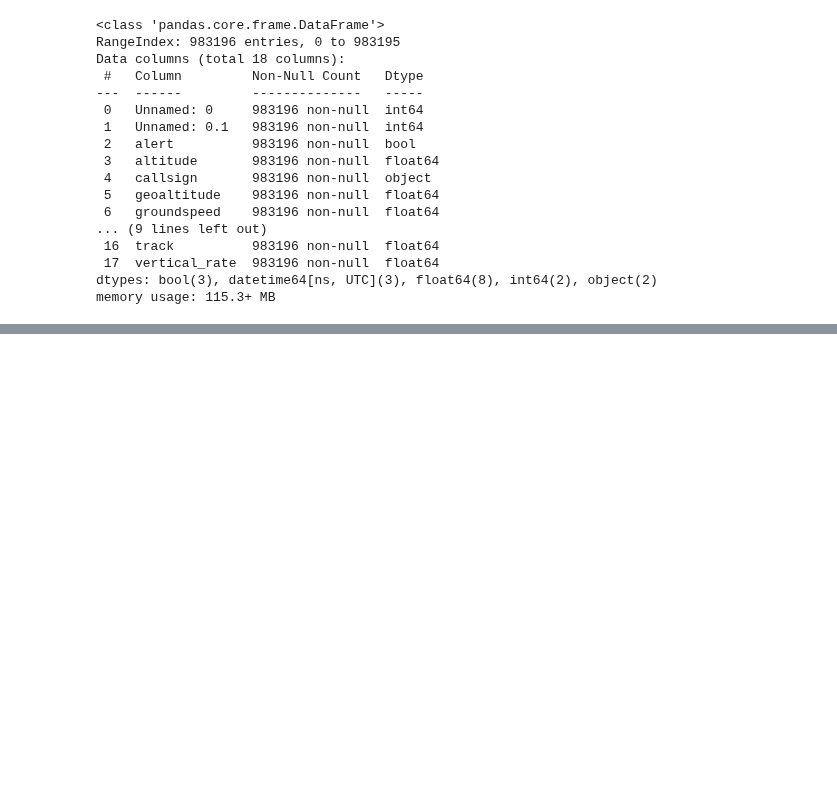
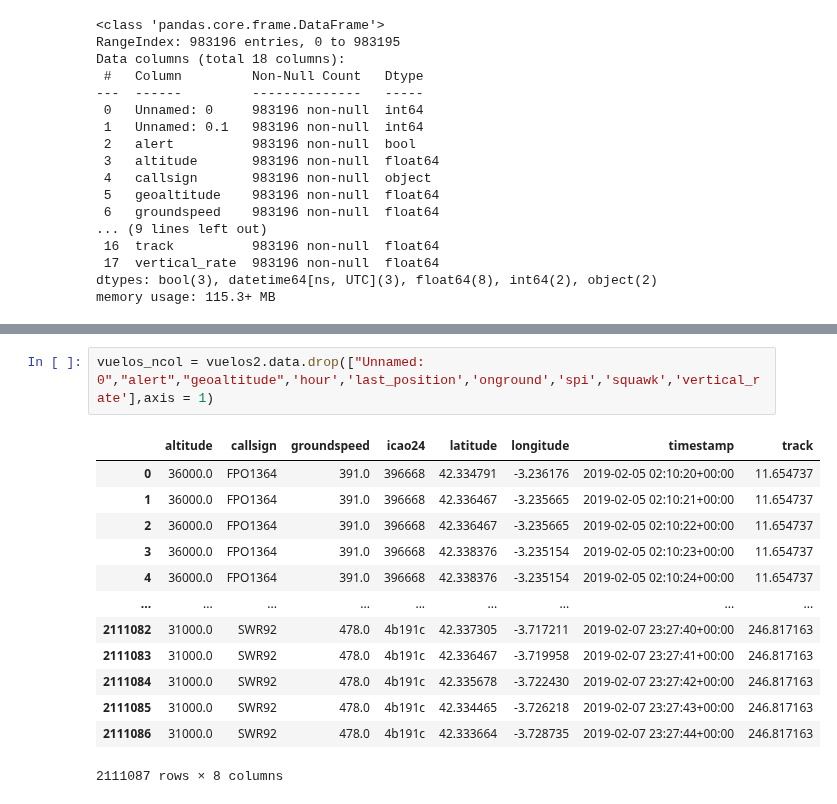
Before and after one commit to jaimebw/tfg, a Jupyter notebook: libros/repre_datosfiltrados.ipynb, the cells around one changed output, grey strips where cells are left out. Cells and saved outputs as stored; diff of their text form; blank space fills up the shorter version.

```diff
--- a/libros/repre_datosfiltrados.ipynb
+++ b/libros/repre_datosfiltrados.ipynb
@@ -53,0 +72,16 @@ with plt.style.context("traffic"):
+# %%
+vuelos_ncol = vuelos2.data.drop(["Unnamed: 0","alert","geoaltitude",'hour','last_position','onground','spi','squawk','vertical_rate'],axis = 1)
+# %% [output]
+|  | altitude | callsign | groundspeed | icao24 | latitude | longitude | timestamp | track |
+| 0 | 36000.0 | FPO1364 | 391.0 | 396668 | 42.334791 | -3.236176 | 2019-02-05 02:10:20+00:00 | 11.654737 |
+| 1 | 36000.0 | FPO1364 | 391.0 | 396668 | 42.336467 | -3.235665 | 2019-02-05 02:10:21+00:00 | 11.654737 |
+| 2 | 36000.0 | FPO1364 | 391.0 | 396668 | 42.336467 | -3.235665 | 2019-02-05 02:10:22+00:00 | 11.654737 |
+| 3 | 36000.0 | FPO1364 | 391.0 | 396668 | 42.338376 | -3.235154 | 2019-02-05 02:10:23+00:00 | 11.654737 |
+| 4 | 36000.0 | FPO1364 | 391.0 | 396668 | 42.338376 | -3.235154 | 2019-02-05 02:10:24+00:00 | 11.654737 |
+| ... | ... | ... | ... | ... | ... | ... | ... | ... |
+| 2111082 | 31000.0 | SWR92 | 478.0 | 4b191c | 42.337305 | -3.717211 | 2019-02-07 23:27:40+00:00 | 246.817163 |
+| 2111083 | 31000.0 | SWR92 | 478.0 | 4b191c | 42.336467 | -3.719958 | 2019-02-07 23:27:41+00:00 | 246.817163 |
+| 2111084 | 31000.0 | SWR92 | 478.0 | 4b191c | 42.335678 | -3.722430 | 2019-02-07 23:27:42+00:00 | 246.817163 |
+| 2111085 | 31000.0 | SWR92 | 478.0 | 4b191c | 42.334465 | -3.726218 | 2019-02-07 23:27:43+00:00 | 246.817163 |
+| 2111086 | 31000.0 | SWR92 | 478.0 | 4b191c | 42.333664 | -3.728735 | 2019-02-07 23:27:44+00:00 | 246.817163 |
+2111087 rows × 8 columns
```
Also changed, not shown: parts of 8 cells of this notebook.
